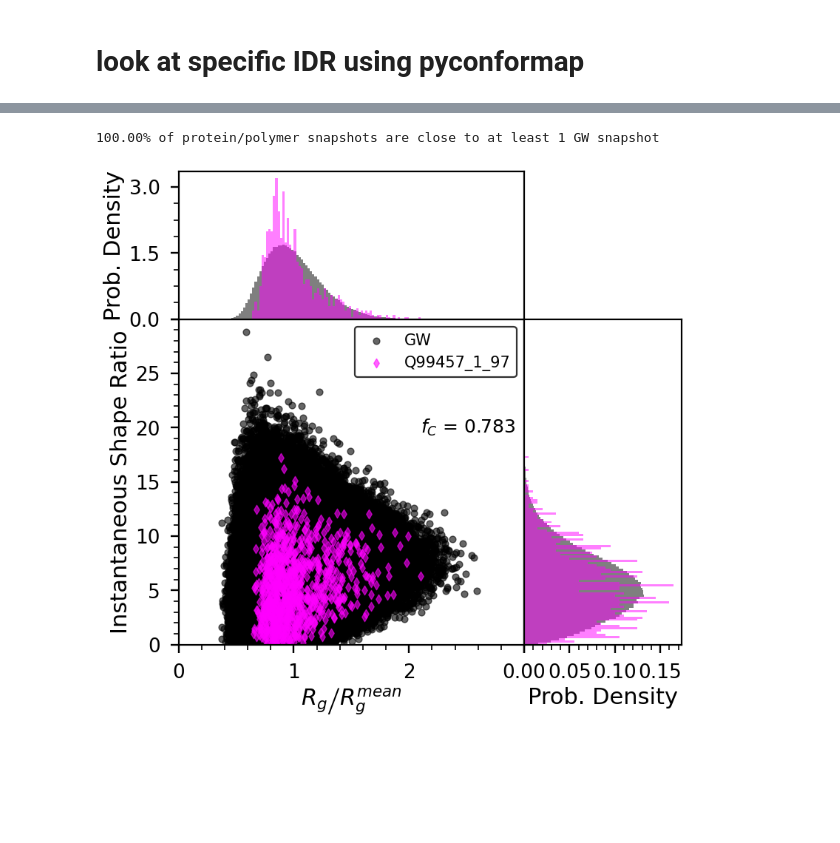
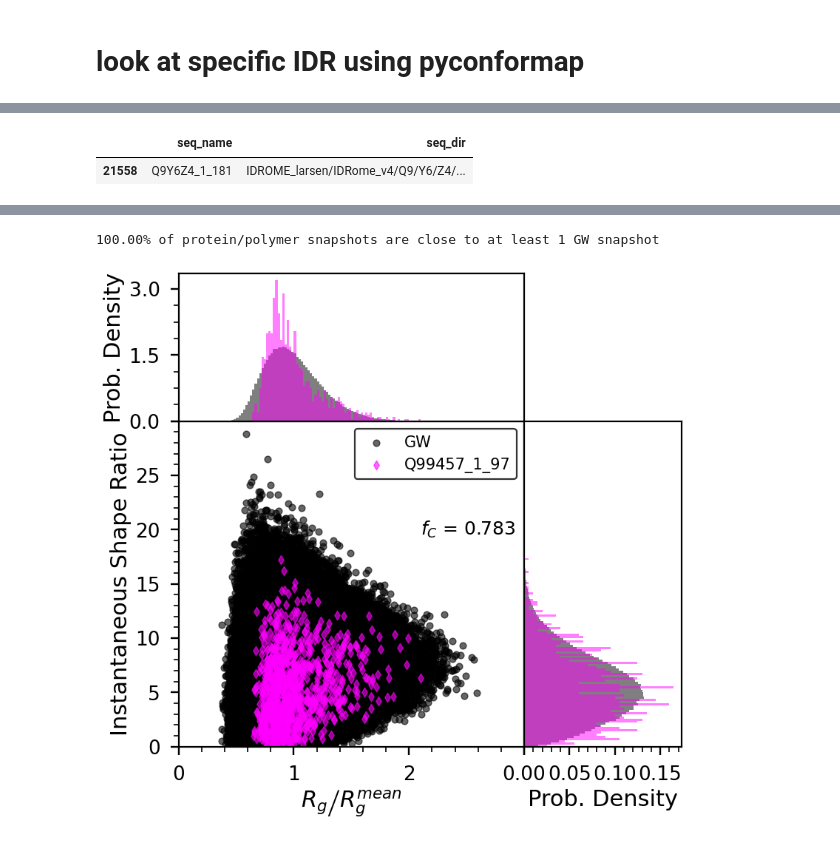
Before and after one commit to hshadman/larsen_paper_IDR_properties, a Jupyter notebook: idrome_.ipynb, the cells around one changed output, grey strips where cells are left out. Drawn from its saved outputs; the diff is of its cells as text; code cells hidden in the pictures; blank space fills up the shorter version.

```diff
--- a/idrome_.ipynb
+++ b/idrome_.ipynb
@@ -208,0 +184,5 @@ ax.tick_params(axis='both', which='minor', width = 0.6)
+# %%
+seq_name_dir_df[seq_name_dir_df.seq_name=='Q9Y6Z4_1_181']
+# %% [output]
+|  | seq_name | seq_dir |
+| 21558 | Q9Y6Z4_1_181 | IDROME_larsen/IDRome_v4/Q9/Y6/Z4/... |
```
Also changed, not shown: parts of 12 cells of this notebook.
